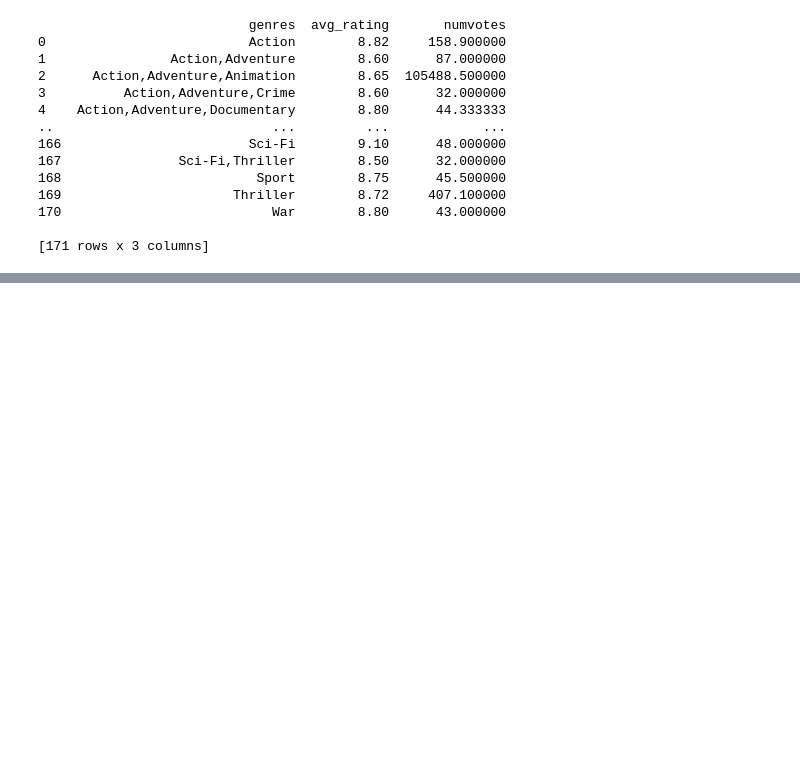
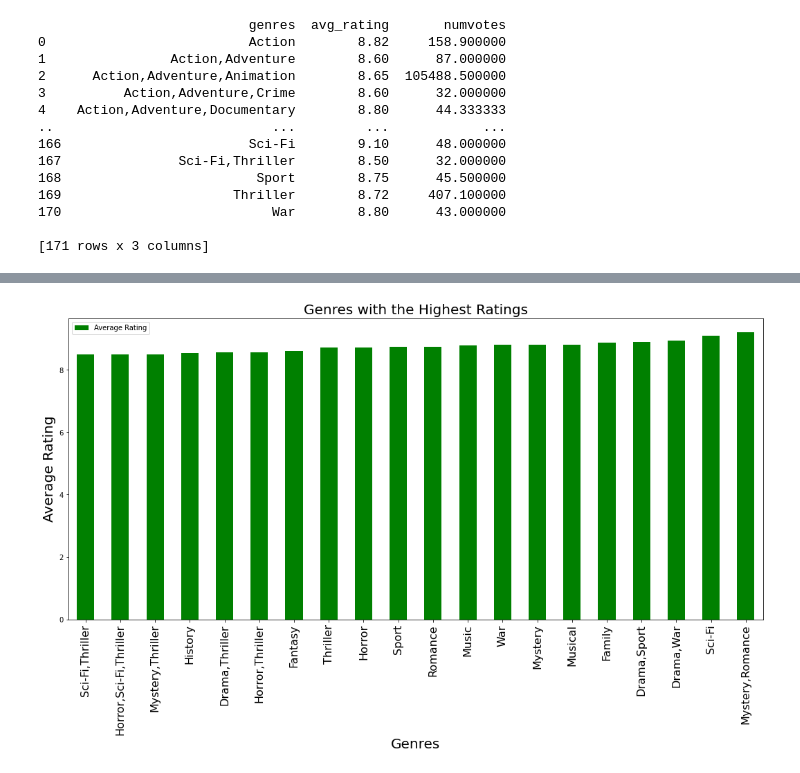
Before and after one commit to QuinnGrigsby/Capstone_Git-ing_it_done_MovieInformation, a Jupyter notebook: Data Understanding.ipynb, the cells around one changed output, grey strips where cells are left out. Cells and saved outputs as stored; diff of their text form; code cells hidden in the pictures; blank space fills up the shorter version.

```diff
--- a/Data Understanding.ipynb
+++ b/Data Understanding.ipynb
@@ -416,0 +401,10 @@ plt.show()
+# %%
+bottom_20_by_rating.plot("genres", kind="bar", figsize = (18,8), color = "g")
+plt.xlabel("Genres", fontsize = 20)
+plt.xticks(rotation = 90, fontsize=16)
+plt.ylabel("Average Rating", fontsize = 20)
+plt.title("Genres with the Highest Ratings", fontsize = 20)
+plt.legend(labels=['Average Rating'])
+plt.show()
+# %% [output]
+[figure, added]
```
Also changed, not shown: parts of 25 cells of this notebook.
